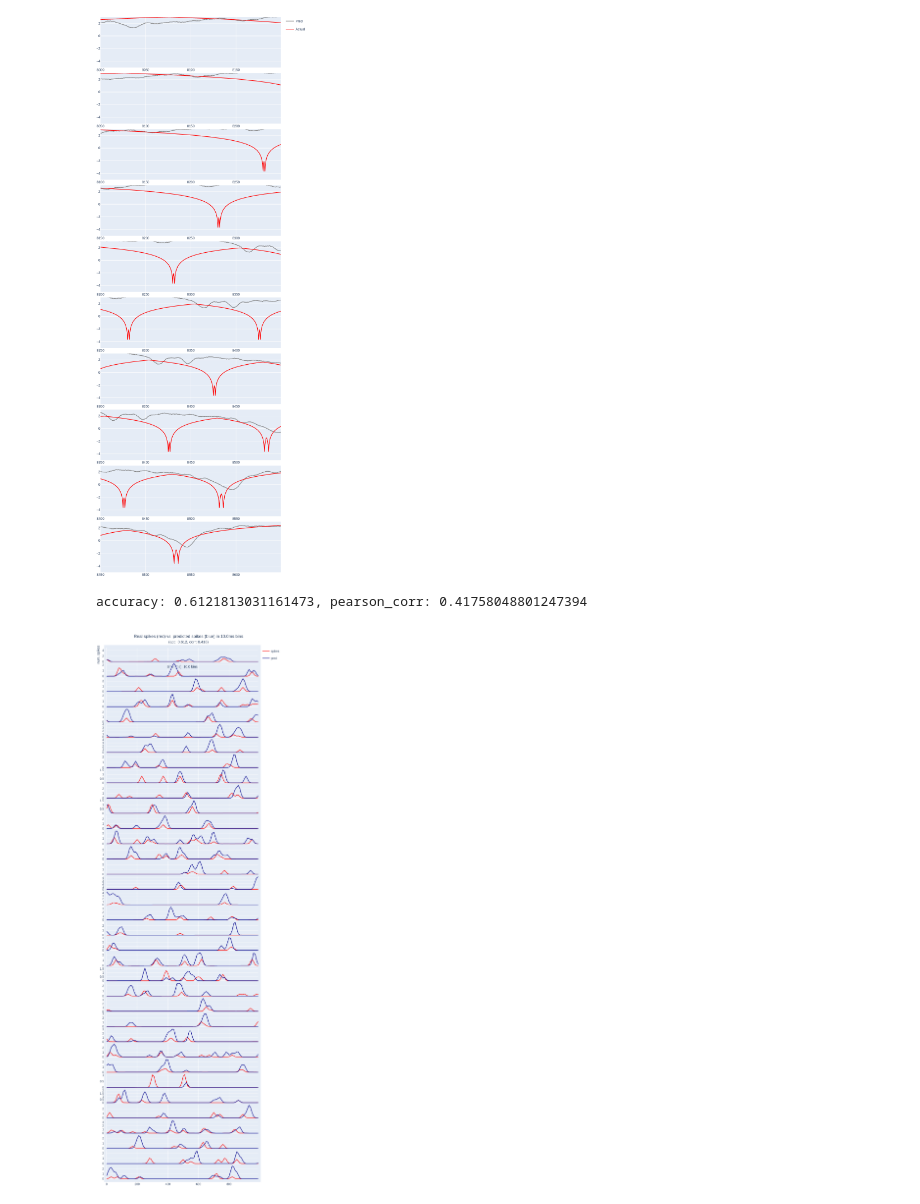
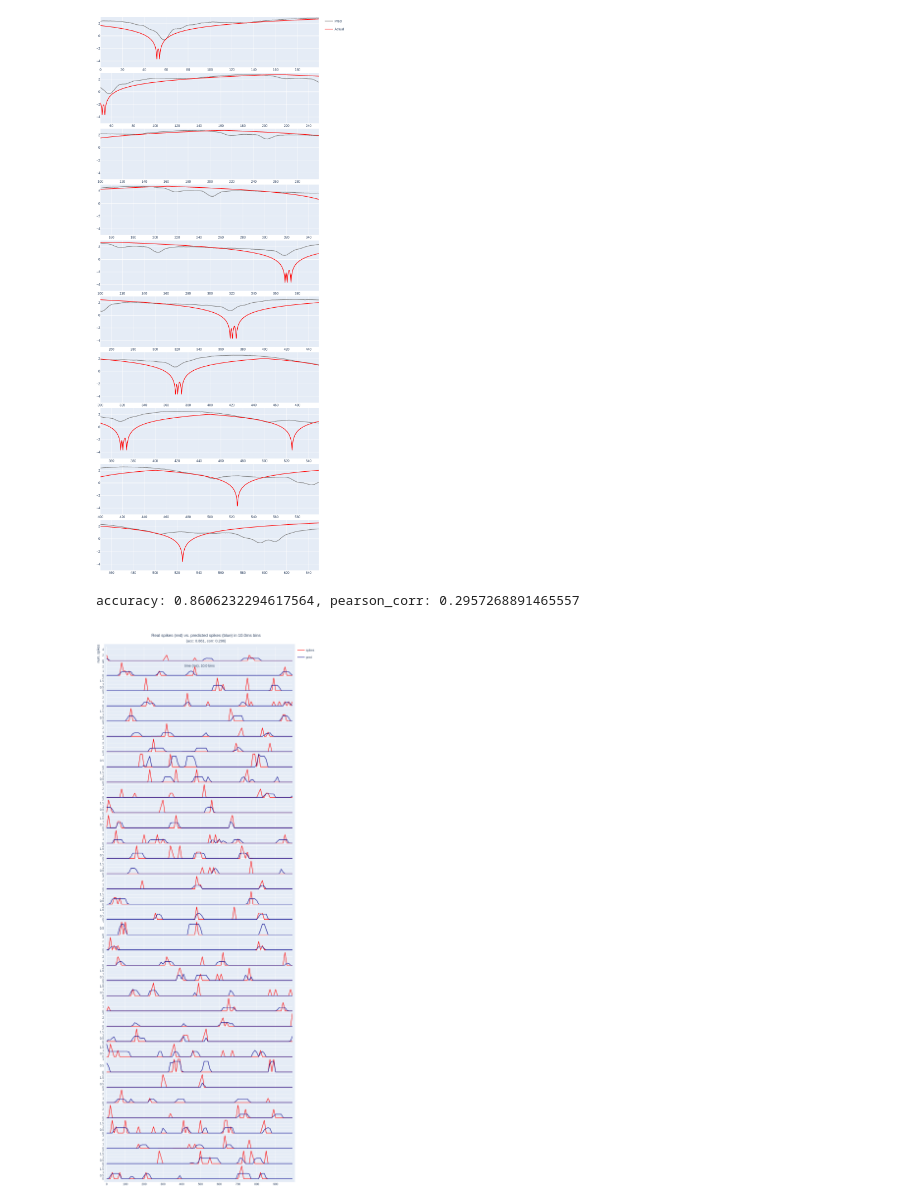
Before and after one commit to BadenLab/retinapy, a Jupyter notebook: notebooks/distfield_model_inference.ipynb, the cells around one changed output. Drawn from its saved outputs; the diff is of its cells as text; code cells hidden in the pictures.

```diff
--- a/notebooks/distfield_model_inference.ipynb
+++ b/notebooks/distfield_model_inference.ipynb
@@ -46,8 +46,11 @@ model_ckpt = "../out/exp/1/7/0/DistFieldCnn-9ds_3174in/checkpoint_best_loss_epoc
 # Above is old.
 model_ckpt = "../out/exp/1/7/better_aug/0/DistFieldCnn-9ds_3174in/checkpoint_best_pearson_corr-50_bins_epoch-0.pth"
 model_ckpt = "../out/exp/1/10/13/DistFieldCnn-9ds_3174in/checkpoint_best_loss_epoch-3.pth"
+# omgrrd. Typo. TODO: retry these checkpoints.
 medel_ckpt = "../out/exp/1/10/13/DistFieldCnn-9ds_3174in/checkpoint_best_loss_epoch-16.pth"
 medel_ckpt = "../out/exp/1/10/13/DistFieldCnn-9ds_3174in/checkpoint_epoch-99.pth"
+
+model_ckpt = "../out/exp/test/1/DistFieldCnn-9ds_3174in/checkpoint_best_loss_epoch-5.pth"
 assert pathlib.Path(model_ckpt).resolve().exists()
 # %%
 # Create datasets and model.
@@ -315,13 +318,13 @@ stimulus_fig(scipy.signal.decimate(train_stim, 2, axis=1)).show()
 # %%
 num_debug = 10
 out_len = 400
 step = out_len // 4
 start = 1*num_debug*step
 #start = 18000
-start = 8000
+start = 0
 debug(np.arange(num_debug)*step + start*2)
 # %% [output]
-[figure, old version]
+[figure, new version]
 # %%
 threshold = 0.7#31 # Eval=50, produces:(75, 47.5) @ 34t, (77,48) @ 30t, (78, 48.7) @ 28t, (82, 45) @ 20t
 eval_len = 20
@@ -361,14 +364,14 @@ def do_stats(t, p, step_ms, chart_type="line"):
             "xaxis":{'title':f'time (ms), {step_ms} bins', 'side':'bottom'},
             "yaxis":{'title':'num. spikes'} })
     return fig
-fig = do_stats(
-    scipy.ndimage.gaussian_filter1d(targets, sigma=1, axis=0, mode='constant', cval=0.0),
-    scipy.ndimage.gaussian_filter1d(predictions, sigma=1, axis=0, mode='constant', cval=0.0),
-                                    step_ms=eval_len/2, chart_type="line")
+fig = do_stats(targets, predictions, step_ms=eval_len/2)
+    #scipy.ndimage.gaussian_filter1d(targets, sigma=1, axis=0, mode='constant', cval=0.0),
+    #scipy.ndimage.gaussian_filter1d(predictions, sigma=1, axis=0, mode='constant', cval=0.0),
+    #                                step_ms=eval_len/2, chart_type="line")
 fig.show()
 # %% [output]
-accuracy: 0.6121813031161473, pearson_corr: 0.41758048801247394
+accuracy: 0.8606232294617564, pearson_corr: 0.2957268891465557
-[figure, old version]
+[figure, new version]
 # %%
 _dir =  pathlib.Path(model_ckpt).parent
 name = f'{pathlib.Path(model_ckpt).name}_threshold_{threshold}_evallen{eval_len}.png'
```
Also changed, not shown: parts of 4 cells of this notebook, 1 other file.
